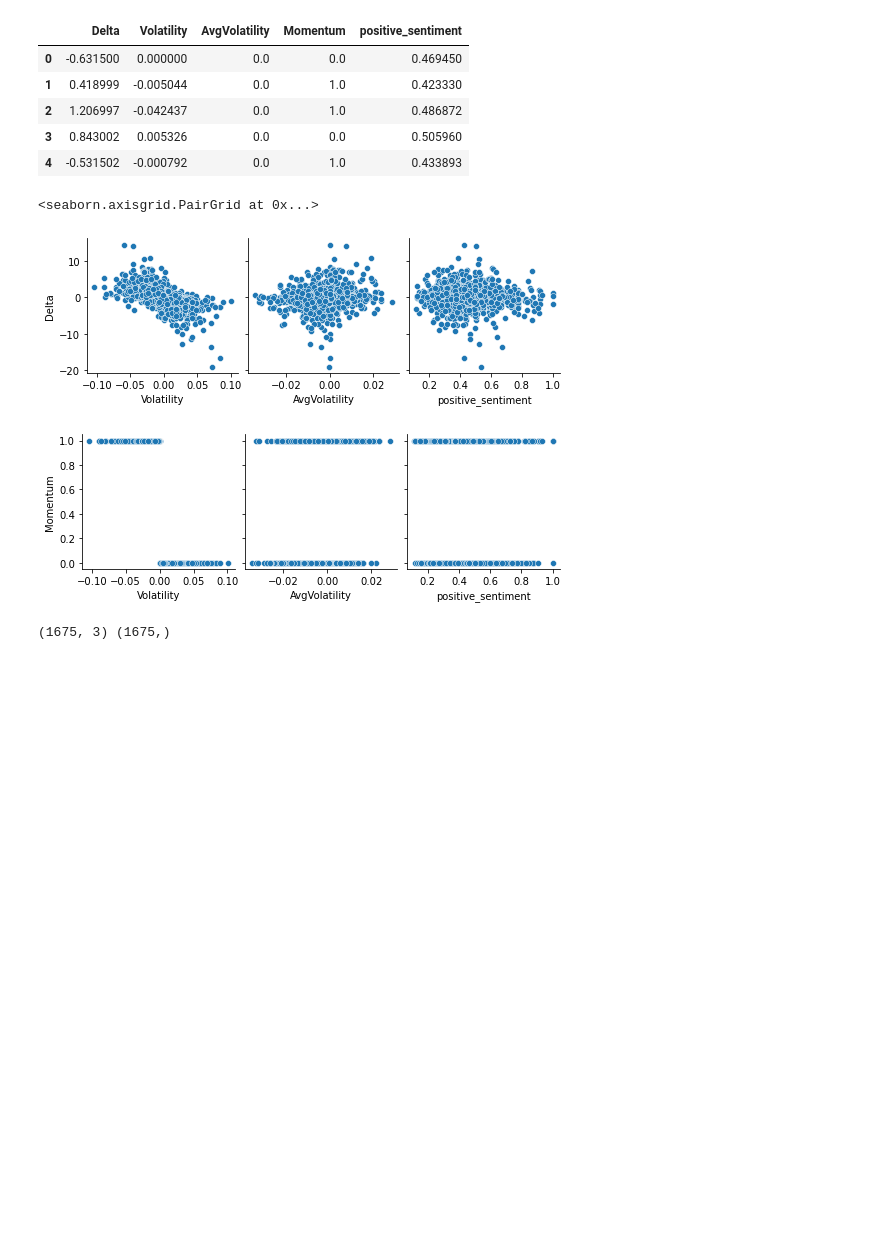
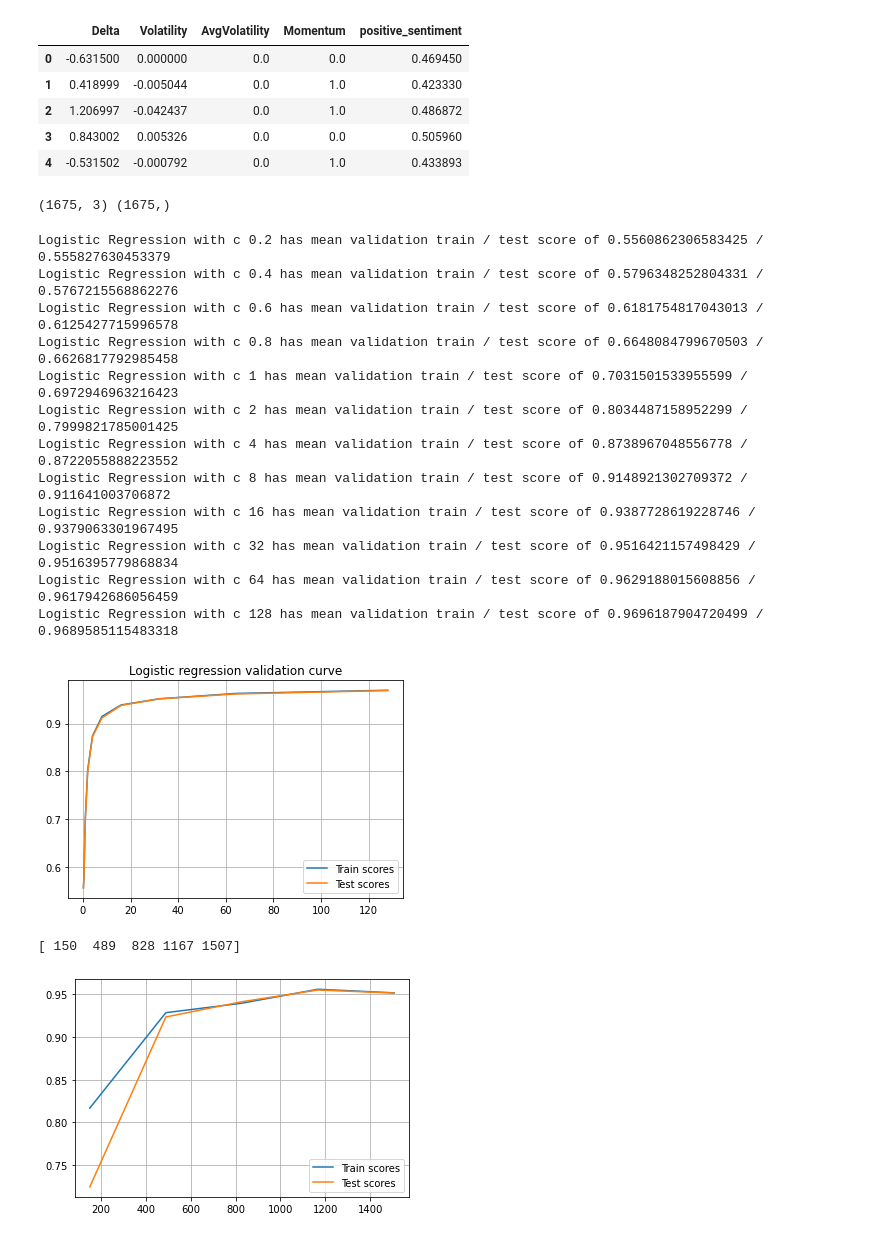
Before and after one commit to shobhitv-builds/nlp-proj, a Jupyter notebook: src/movement-classification.ipynb, the cells around one changed output. Saved outputs shown, nothing was run; the diff lists cells and outputs as text; code cells hidden in the pictures; blank space fills up the shorter version.

```diff
--- a/src/movement-classification.ipynb
+++ b/src/movement-classification.ipynb
@@ -23,13 +26,3 @@ df.head()
 | 2 | 1.206997 | -0.042437 | 0.0 | 1.0 | 0.486872 |
 | 3 | 0.843002 | 0.005326 | 0.0 | 0.0 | 0.505960 |
 | 4 | -0.531502 | -0.000792 | 0.0 | 1.0 | 0.433893 |
-# %%
-features = ['Volatility', 'AvgVolatility', 'positive_sentiment']
-
-
-sns.pairplot(df, x_vars=features, y_vars='Delta')
-sns.pairplot(df, x_vars=features, y_vars='Momentum')
-# %% [output]
-<seaborn.axisgrid.PairGrid at 0x...>
-[figure, removed]
-[figure, removed]
@@ -40,3 +35,61 @@ print(X_train.shape, y_train.shape)
 # %% [output]
 (1675, 3) (1675,)
+# %%
+def plot_clf_learning_curve(clf, X, y, param=32):
+    sample_points, train_scores, test_scores = learning_curve(estimator=clf, X=X, y=y, cv=10, scoring=make_scorer(accuracy_score))
+    train_scores = np.average(train_scores, axis=1)
+    test_scores = np.average(test_scores, axis=1)
+
+    print(sample_points)
+
+    plt.plot(sample_points, train_scores, label='Train scores')
+    plt.plot(sample_points, test_scores, label='Test scores')
+    plt.legend()
+    plt.grid()
+    # plt.title(f"Logistic regression learning curve, C = {param}")
+    plt.show()
+
+def plot_regression_validation_curve(X, y, hyperparams: list):
+    train_scores = []
+    test_scores = []
+    for c in hyperparams:
+        reg_clf = LogisticRegression(C=c)
+
+        # get cross validation score
+        # https://scikit-learn.org/stable/modules/generated/sklearn.model_selection.cross_validate.html
+        cv_scores = cross_validate(reg_clf, X, y, cv=10, error_score='raise', scoring=make_scorer(accuracy_score), return_train_score=True)
+        current_train_scores = cv_scores['train_score']
+        current_test_scores = cv_scores['test_score']
+        train_score = np.average(current_train_scores)
+        test_score = np.average(current_test_scores)
+        train_scores.append(train_score)
+        test_scores.append(test_score)
+        print(f"Logistic Regression with c {c} has mean validation train / test score of {train_score} / {test_score}")
+
+    plt.plot(hyperparams, train_scores, label='Train scores')
+    plt.plot(hyperparams, test_scores, label='Test scores')
+    plt.grid()
+    plt.legend()
+    plt.title("Logistic regression validation curve")
+    plt.show()
+# %%
+c_vals = [0.2, 0.4, 0.6, 0.8, 1, 2, 4, 8, 16, 32, 64, 128]
+plot_regression_validation_curve(X, y, c_vals)
+plot_clf_learning_curve(LogisticRegression(C=32), X, y)
+# %% [output]
+Logistic Regression with c 0.2 has mean validation train / test score of 0.5560862306583425 / 0.555827630453379
+Logistic Regression with c 0.4 has mean validation train / test score of 0.5796348252804331 / 0.5767215568862276
+Logistic Regression with c 0.6 has mean validation train / test score of 0.6181754817043013 / 0.6125427715996578
+Logistic Regression with c 0.8 has mean validation train / test score of 0.6648084799670503 / 0.6626817792985458
+Logistic Regression with c 1 has mean validation train / test score of 0.7031501533955599 / 0.6972946963216423
+Logistic Regression with c 2 has mean validation train / test score of 0.8034487158952299 / 0.7999821785001425
+Logistic Regression with c 4 has mean validation train / test score of 0.8738967048556778 / 0.8722055888223552
+Logistic Regression with c 8 has mean validation train / test score of 0.9148921302709372 / 0.911641003706872
+Logistic Regression with c 16 has mean validation train / test score of 0.9387728619228746 / 0.9379063301967495
+Logistic Regression with c 32 has mean validation train / test score of 0.9516421157498429 / 0.9516395779868834
+Logistic Regression with c 64 has mean validation train / test score of 0.9629188015608856 / 0.9617942686056459
+Logistic Regression with c 128 has mean validation train / test score of 0.9696187904720499 / 0.9689585115483318
+[figure, added]
+[ 150  489  828 1167 1507]
+[figure, added]
 # %%
```
Also changed, not shown: parts of 8 cells of this notebook.
